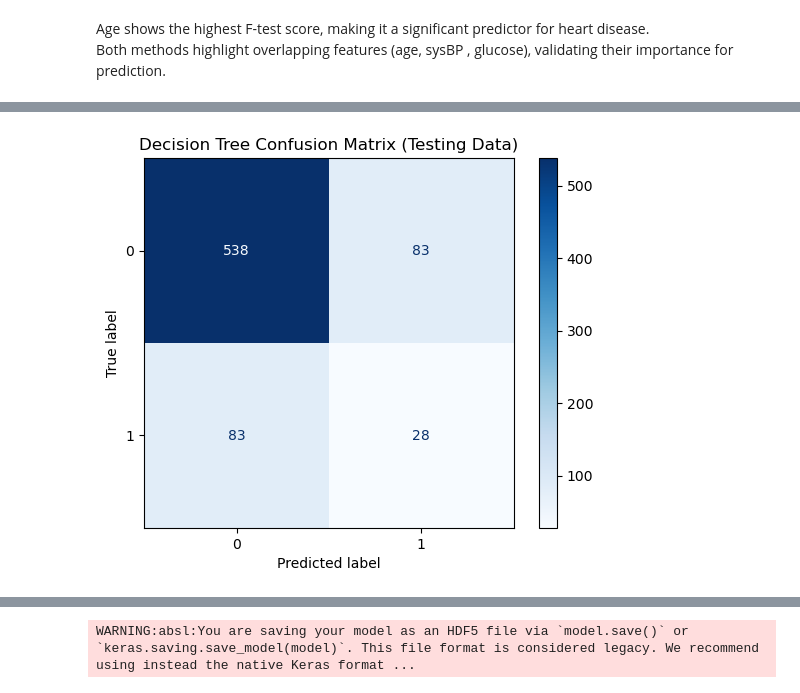
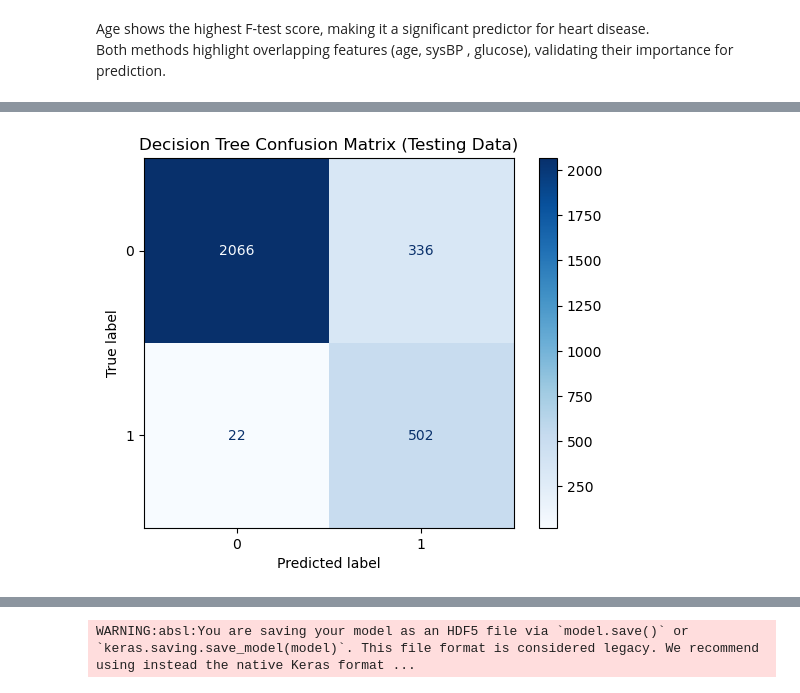
Before and after one commit to fzi2000/Dissertation_HeartDisease, a Jupyter notebook: code/python/Framingham Code.ipynb, the cells around one changed output, grey strips where cells are left out. Saved outputs shown, nothing was run; the diff lists cells and outputs as text; code cells hidden in the pictures.

```diff
--- a/code/python/Framingham Code.ipynb
+++ b/code/python/Framingham Code.ipynb
@@ -316,15 +345,26 @@ Hence, the remaning number of rows is 297.
 # %%
+
 # Separate features and target variable
 X = heart_data.drop(columns=["TenYearCHD"]) #Features
 y = heart_data["TenYearCHD"] # target
 
+
+# Split data into training and testing sets
+X_train, X_test, y_train, y_test = train_test_split(X, y, test_size=0.2, random_state=42, stratify=y)
+
+# Compute class weights dynamically
+class_weights = compute_class_weight("balanced", classes=np.unique(y_train), y=y_train)
+class_weights_dict = {0: class_weights[0], 1: class_weights[1]}
+
+
 # Standardize continuous variables
 scaler = StandardScaler()
-X_scaled = scaler.fit_transform(X)
+X_train = scaler.fit_transform(X_train)
+X_test = scaler.transform(X_test)
+joblib.dump(scaler, "model/scaler_framingham.pkl")
 
-# Split data into training and testing sets
-X_train, X_test, y_train, y_test = train_test_split(X_scaled, y, test_size=0.2, random_state=42, stratify=y)
-joblib.dump(scaler, "model/scaler_framingham.pkl")
+# K-Fold Cross-Validation
+cv = StratifiedKFold(n_splits=5, shuffle=True, random_state=42)
 
 # Output Dataset Shapes
 print("Full Dataset Shape:", X.shape)
@@ -539,34 +1070,61 @@ weighted avg       0.79      0.79      0.79       732
 # %%
-from sklearn.tree import DecisionTreeClassifier, plot_tree, export_text
-from sklearn.metrics import accuracy_score
-# Define and Train the Decision Tree Model
-dt_model = DecisionTreeClassifier(random_state=42)
+# Define Stratified K-Fold (Ensures class balance in each fold)
+cv = StratifiedKFold(n_splits=5, shuffle=True, random_state=42)
+
+dt_model = DecisionTreeClassifier(
+    max_depth=10,              # Limits tree depth to prevent overfitting
+    min_samples_split=10,      # Minimum samples required to split a node
+    class_weight="balanced",   # Fixes class imbalance
+    random_state=42
+)
+
+# Apply K-Fold Cross-Validation
+auc_scores_dt = cross_val_score(dt_model, X_train, y_train, cv=cv, scoring='roc_auc')
+f1_scores_dt = cross_val_score(dt_model, X_train, y_train, cv=cv, scoring='f1')
+
+print(f"Decision Tree - Mean AUC-ROC: {np.mean(auc_scores_dt):.4f}")
+print(f"Decision Tree - Mean F1 Score: {np.mean(f1_scores_dt):.4f}")
+
+# Train on full training data after K-Fold validation
 dt_model.fit(X_train, y_train)
 
 # Make Predictions
-Y_train_pred_dt = dt_model.predict(X_train)  # Predictions on Training Set
-Y_test_pred_dt = dt_model.predict(X_test)    # Predictions on Testing Set
+Y_train_pred_dt = dt_model.predict(X_train)
+Y_train_pred_prob_dt = dt_model.predict_proba(X_train)[:, 1]  # Probabilities for AUC-ROC
 
-# Evaluate Training and Testing Scores
-train_accuracy_dt = accuracy_score(y_train, Y_train_pred_dt)
-test_accuracy_dt = accuracy_score(y_test, Y_test_pred_dt)
+Y_test_pred_dt = dt_model.predict(X_test)
+Y_test_pred_prob_dt = dt_model.predict_proba(X_test)[:, 1]  # Probabilities for AUC-ROC
 
-# print("Training Accuracy (Decision Tree):", train_accuracy_dt)
-# print("Testing Accuracy (Decision Tree):", test_accuracy_dt)
-
-
-# Compute performance metrics
+# Compute Performance Metrics
 accuracy_dt = accuracy_score(y_test, Y_test_pred_dt)
 f1_dt = f1_score(y_test, Y_test_pred_dt)
-auc_roc_dt = roc_auc_score(y_test, Y_test_pred_dt)
+auc_roc_dt = roc_auc_score(y_test, Y_test_pred_prob_dt)  # Use probabilities for AUC
+fpr_dt, tpr_dt, _ = roc_curve(y_test, Y_test_pred_dt)
 
-# Classification Report for Testing Set
+# Print Final Classification Report
 print("\nClassification Report (Testing Data - Decision Tree):")
 print(classification_report(y_test, Y_test_pred_dt))
 
-# Confusion Matrix for Testing Set
+# Plot Confusion Matrix
+cm_train_dt = confusion_matrix(y_train, Y_train_pred_dt)
+ConfusionMatrixDisplay(confusion_matrix=cm_train_dt).plot(cmap='Blues')
+plt.title("Decision Tree Confusion Matrix (Testing Data)")
+plt.show()
+
+# Plot Confusion Matrix
 cm_test_dt = confusion_matrix(y_test, Y_test_pred_dt)
 ConfusionMatrixDisplay(confusion_matrix=cm_test_dt).plot(cmap='Blues')
 plt.title("Decision Tree Confusion Matrix (Testing Data)")
 plt.show()
+
+#  Plot ROC Curve
+plt.figure(figsize=(8, 6))
+plt.plot(fpr_dt, tpr_dt, label=f"Decision Tree (AUC = {auc_roc_dt:.2f})", color="red", linewidth=2)
+plt.plot([0, 1], [0, 1], linestyle="--", color="gray", label="Decision Tree Classifier")
+plt.xlabel("False Positive Rate (FPR)")
+plt.ylabel("True Positive Rate (TPR)")
+plt.title("ROC Curve for Decision Tree")
+plt.legend(loc="lower right")
+plt.grid()
+plt.show()
 # %% [output]
@@ -582 +1143 @@ weighted avg       0.77      0.77      0.77       732
-[figure, old version]
+[figure, new version]
```
Also changed, not shown: parts of 48 cells of this notebook.
